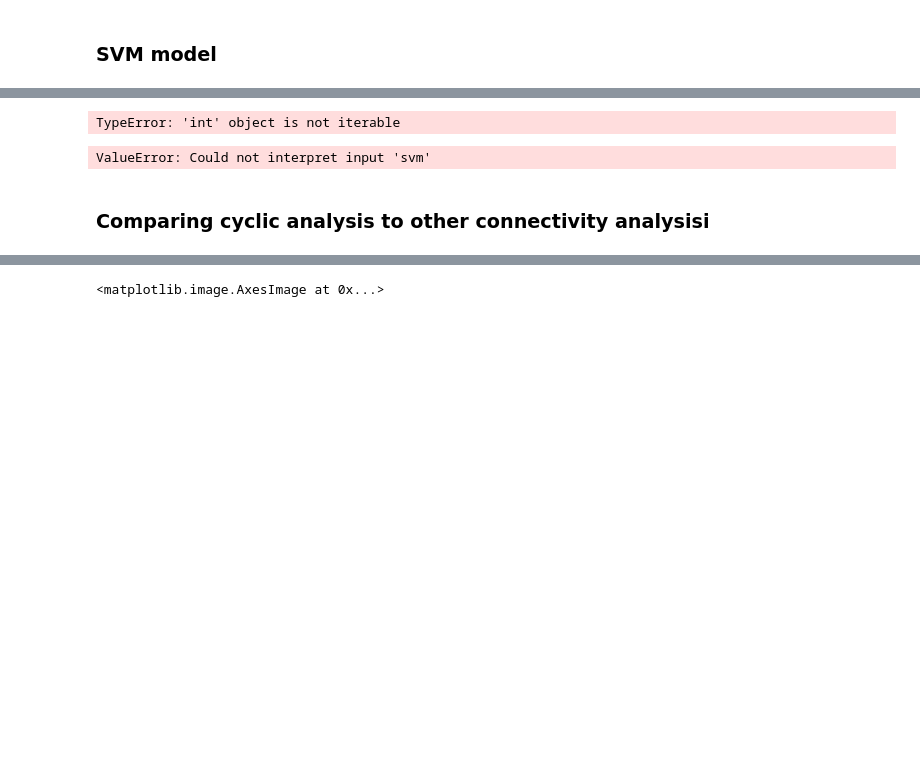
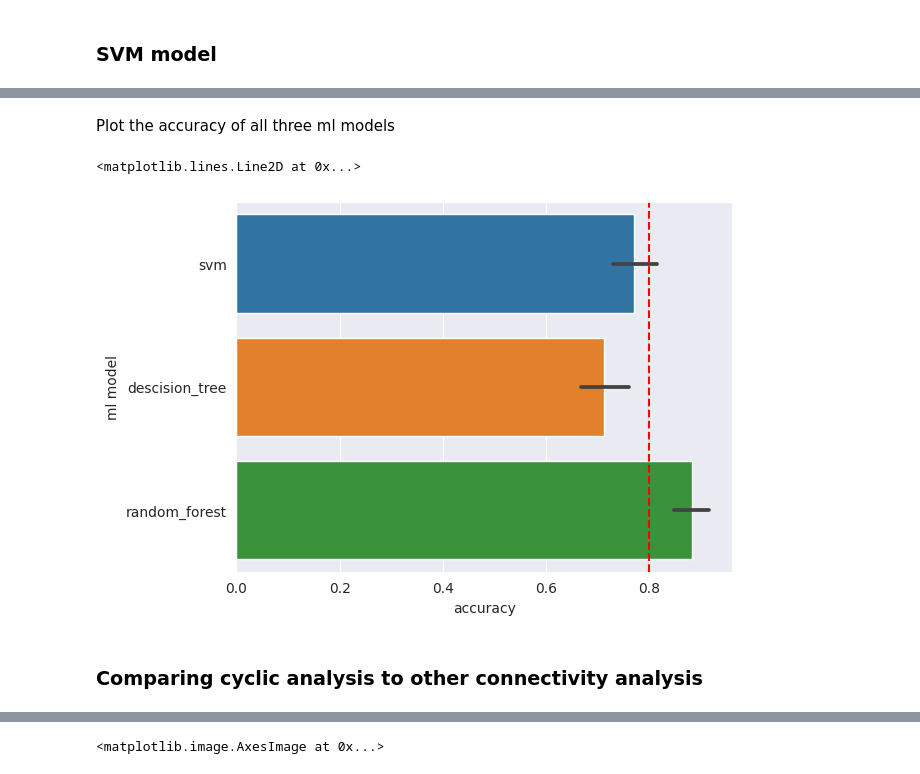
Before and after one commit to WMDA/socio-emotion-cognition, a Jupyter notebook: resting/view_output/testing_workflow.ipynb, the cells around one changed output, grey strips where cells are left out. Saved outputs shown, nothing was run; the diff lists cells and outputs as text; code cells hidden in the pictures; blank space fills up the shorter version.

```diff
--- a/resting/view_output/testing_workflow.ipynb
+++ b/resting/view_output/testing_workflow.ipynb
@@ -93,8 +95,0 @@ print(scores_rand_forest.mean(), scores_rand_forest.std())
-# %%
-overal_score = pd.DataFrame(data={
-    'scores': scores_cyclic,
-    'descision_tree': scores_tree,
-    'random_forest': scores_rand_forest
-})
-# %% [output]
-TypeError: 'int' object is not iterable
@@ -104,10 +96,20 @@ overal_score = pd.wide_to_long(overal_score, ['scores'], i='id', j='ml' )
-# %%
-import seaborn as sns
-sns.barplot(overal_score, hue='svm')#, 'descision_tree', 'random_forest']])
-# %% [output]
-ValueError: Could not interpret input 'svm'
+# %% [markdown]
+Plot the accuracy of all three ml models
+# %%
+overal_score = pd.DataFrame(data={
+    'svm': scores_cyclic,
+    'descision_tree': scores_tree,
+    'random_forest': scores_rand_forest,
+
+})
+overal_score = pd.melt(overal_score).rename(columns={'variable': 'ml model', 'value': 'accuracy'})
+plot = sns.barplot(data=overal_score, x='accuracy', y='ml model')
+plot.axvline(0.8, color="red", linestyle="--")
+# %% [output]
+<matplotlib.lines.Line2D at 0x...>
+[figure, added]
 # %% [markdown]
-### Comparing cyclic analysis to other connectivity analysisi
+### Comparing cyclic analysis to other connectivity analysis
 # %%
 scores = {}
 for kind in kinds:
```
Also changed, not shown: parts of 23 cells of this notebook.
